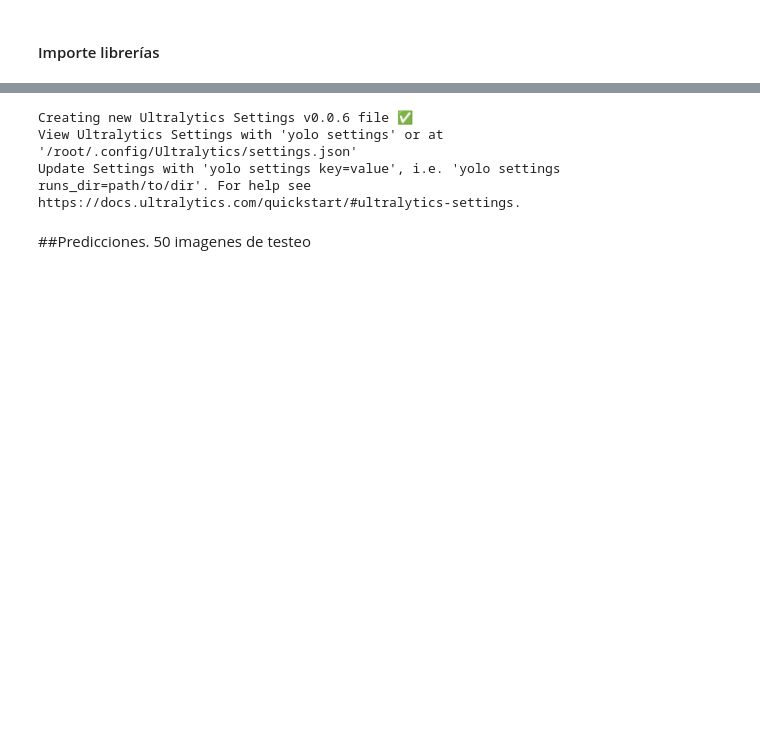
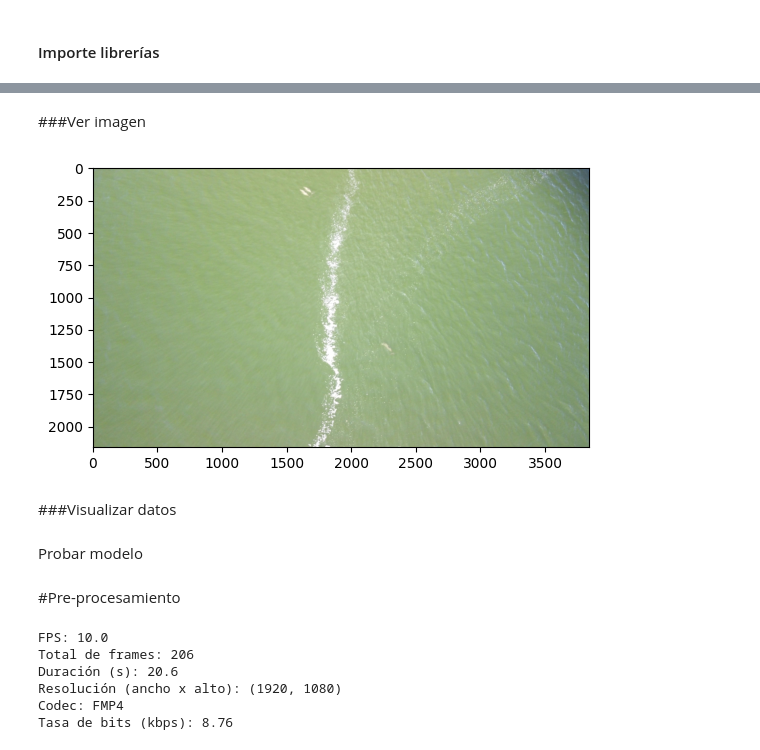
Before and after one commit to AngelMaximiliano0/DolphinDetector, a Jupyter notebook: DolphinDetector.ipynb, the cells around one changed output, grey strips where cells are left out. Saved outputs shown, nothing was run; the diff lists cells and outputs as text; code cells hidden in the pictures; blank space fills up the shorter version.

```diff
--- a/DolphinDetector.ipynb
+++ b/DolphinDetector.ipynb
@@ -20,7 +8,7 @@ Mounted at /content/drive
 # %%
 # Rutas de entrada
-image_path = "/content/drive/MyDrive/Colab_Notebooks/Detector/images"
-labels_path = "/content/drive/MyDrive/Colab_Notebooks/Detector/labels"
+image_path = "/content/drive/MyDrive/Colab_Notebooks/Detector/YOLODataset/images/train"
+labels_path = "/content/drive/MyDrive/Colab_Notebooks/Detector/YOLODataset/labels/train"
 
 # Rutas de salida
 output_path = "/content/drive/MyDrive/Colab_Notebooks/Detector"
@@ -249,10 +26,0 @@ IPyImage(filename= "/content/runs/detect/train2/val_batch0_pred.jpg")
-# %%
-#Montar modelo
-from ultralytics import YOLO
-model = YOLO("/content/drive/MyDrive/Colab_Notebooks/Detector/train1/best.pt")
-# %% [output]
-Creating new Ultralytics Settings v0.0.6 file ✅
-View Ultralytics Settings with 'yolo settings' or at '/root/.config/Ultralytics/settings.json'
-Update Settings with 'yolo settings key=value', i.e. 'yolo settings runs_dir=path/to/dir'. For help see https://docs.ultralytics.com/quickstart/#ultralytics-settings.
-# %% [markdown]
-##Predicciones. 50 imagenes de testeo
@@ -264,0 +27,17 @@ preds[1].show()
+# %% [markdown]
+###Ver imagen
+# %%
+# Crea la ruta completa a la imagen
+ruta_imagen = os.path.join(image_path, "DJI_0019_047.jpeg") #Permite definir ruta y buscar imágen
+
+# Carga la imagen usando matplotlib.image.imread
+imagen = mpimg.imread(ruta_imagen)
+
+# Muestra la imagen usando matplotlib.pyplot.imshow
+plt.imshow(imagen)
+plt.axis('on')  # Muestra los ejes
+plt.show()
+# %% [output]
+[figure, added]
+# %% [markdown]
+###Visualizar datos
@@ -264,0 +85,49 @@ preds[1].show()
+# %% [markdown]
+Probar modelo
+# %% [markdown]
+#Pre-procesamiento
+# %%
+#Para conocer las características de un video
+import cv2
+
+def obtener_info_video(ruta_video):
+    video = cv2.VideoCapture(ruta_video)
+
+    if not video.isOpened():
+        print("Error: No se pudo abrir el video.")
+        return None
+
+    info = {
+        "FPS": video.get(cv2.CAP_PROP_FPS),  # Cuadros por segundo
+        "Total de frames": int(video.get(cv2.CAP_PROP_FRAME_COUNT)),  # Cantidad de cuadros totaltes
+        "Duración (s)": round(video.get(cv2.CAP_PROP_FRAME_COUNT) / video.get(cv2.CAP_PROP_FPS), 2) if video.get(cv2.CAP_PROP_FPS) > 0 else None, #Duración total
+        "Resolución (ancho x alto)": (int(video.get(cv2.CAP_PROP_FRAME_WIDTH)), int(video.get(cv2.CAP_PROP_FRAME_HEIGHT))),  #Resolución
+        "Codec": int(video.get(cv2.CAP_PROP_FOURCC)),  # Código del códec en formato entero
+        "Tasa de bits (kbps)": round(video.get(cv2.CAP_PROP_BITRATE) / 1000, 2) if video.get(cv2.CAP_PROP_BITRATE) > 0 else "No disponible"
+    }
+
+    # Decodificar el códec en texto legible
+    codec = "".join([chr((info["Codec"] >> (8 * i)) & 0xFF) for i in range(4)])
+    info["Codec"] = codec if codec.strip() else "No disponible"
+
+    video.release()
+
+    return info
+
+# Ruta del video
+ruta_video = "/content/drive/MyDrive/Detector/Prueba_Modelo/video.mp4"  # Reemplázalo con tu archivo de video
+
+# Obtener información
+info_video = obtener_info_video(ruta_video)
+
+# Mostrar resultados
+if info_video:
+    for clave, valor in info_video.items():
+        print(f"{clave}: {valor}")
+# %% [output]
+FPS: 10.0
+Total de frames: 206
+Duración (s): 20.6
+Resolución (ancho x alto): (1920, 1080)
+Codec: FMP4
+Tasa de bits (kbps): 8.76
```
Also changed, not shown: parts of 33 cells of this notebook.
